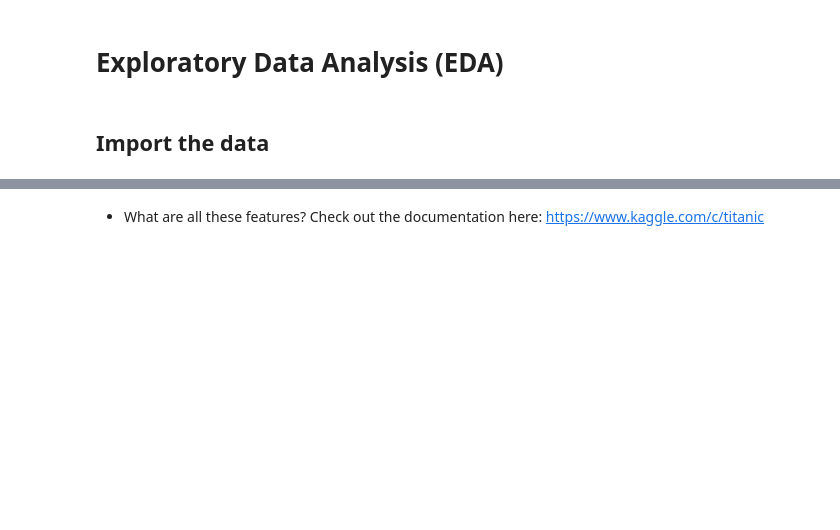
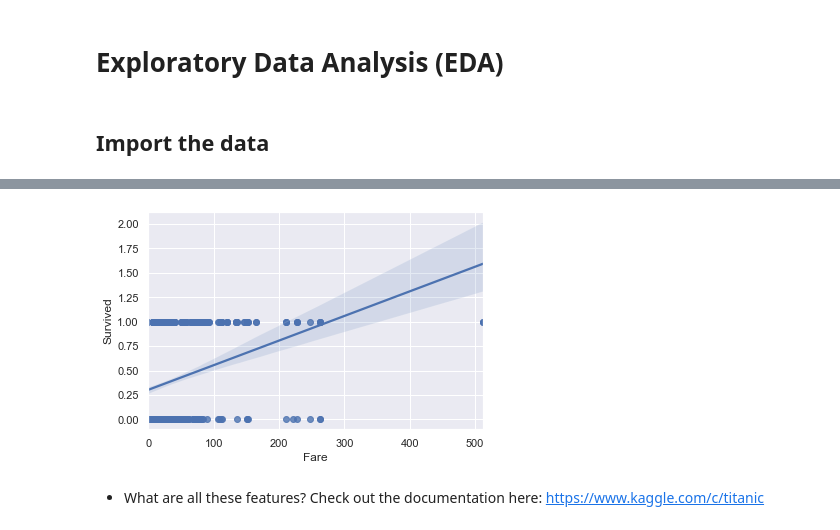
Before and after one commit to emekdahl/titanic, a Jupyter notebook: titanic.ipynb, the cells around one changed output, grey strips where cells are left out. Saved outputs shown, nothing was run; the diff lists cells and outputs as text; code cells hidden in the pictures; blank space fills up the shorter version.

Commit message:
regplot

```diff
--- a/titanic.ipynb
+++ b/titanic.ipynb
@@ -46,6 +48,10 @@ df_train.head()
 | 2 | 3 | 1 | 3 | Heikkinen, Miss. Laina | female | 26.0 | 0 | 0 | STON/O2. 3101282 | 7.9250 | ... |
 | 3 | 4 | 1 | 1 | Futrelle, Mrs. Jacques Heath (Lil... | female | 35.0 | 1 | 0 | 113803 | 53.1000 | ... |
 | 4 | 5 | 0 | 3 | Allen, Mr. William Henry | male | 35.0 | 0 | 0 | 373450 | 8.0500 | ... |
+# %%
+sns.regplot(x=df_train["Fare"], y=df_train["Survived"]);
+# %% [output]
+[figure, added]
 # %% [markdown]
 * What are all these features? Check out the documentation here: https://www.kaggle.com/c/titanic
 # %%
```
Also changed, not shown: parts of 1 cell of this notebook.
